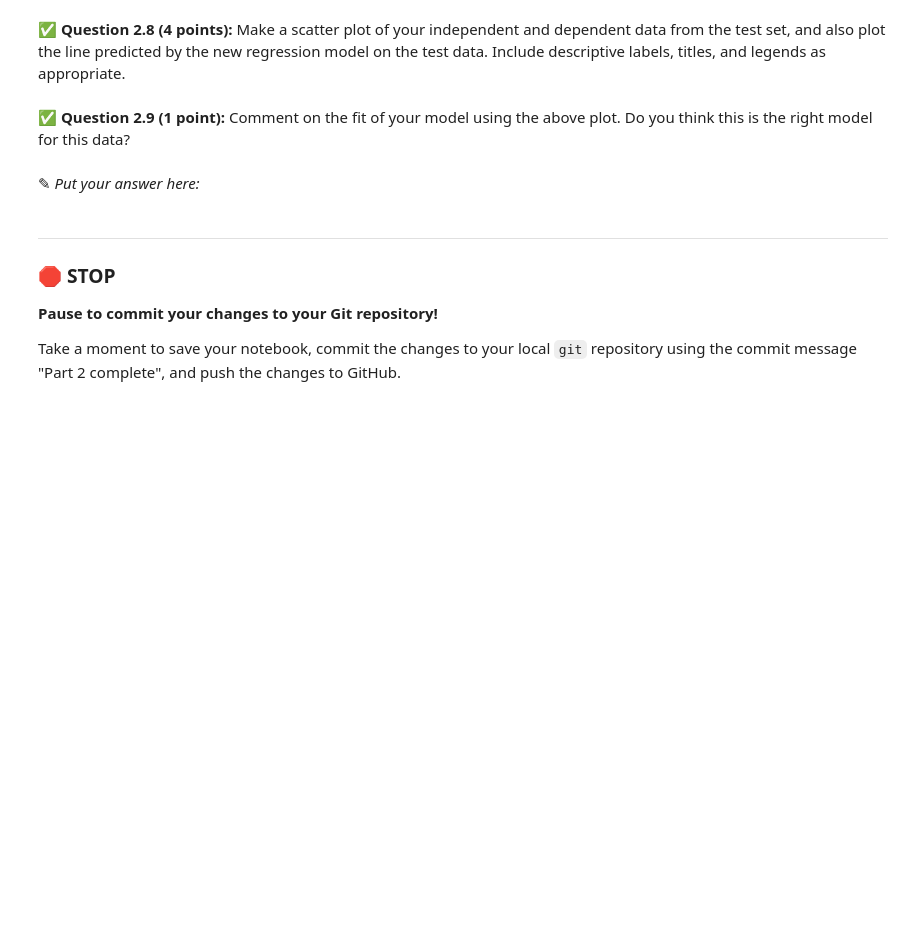
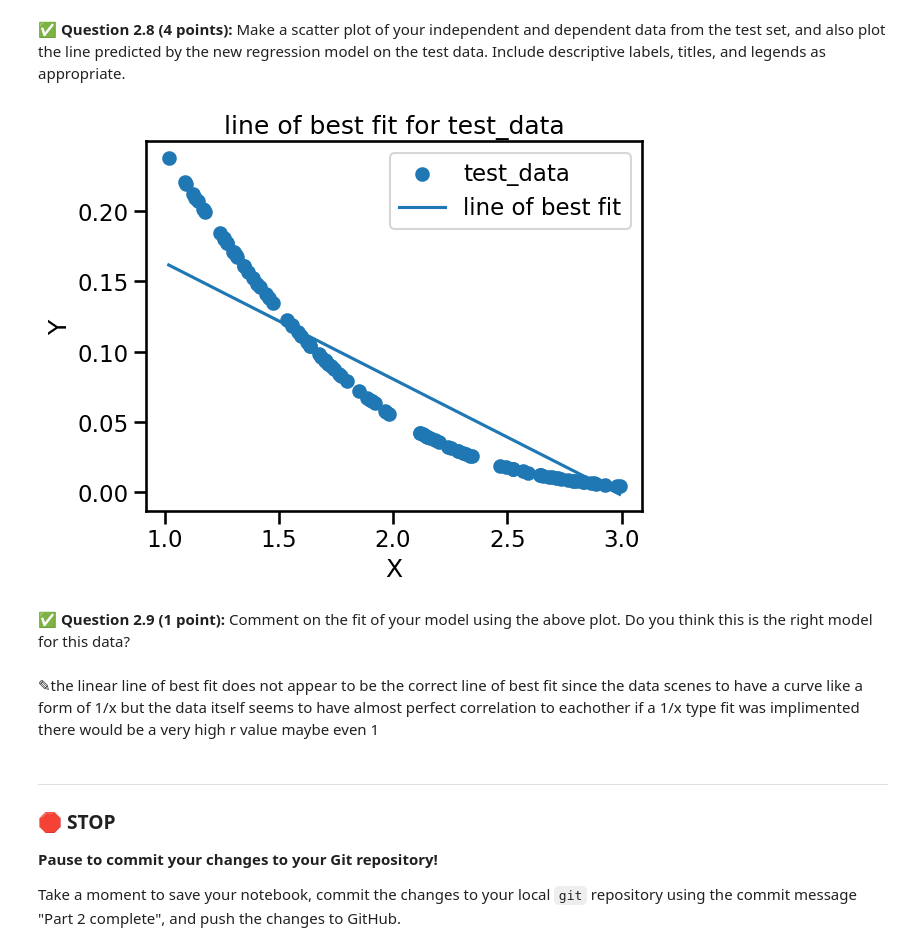
Before and after one commit to TonyH1287/cmse202-s26-turnin, a Jupyter notebook: HW-03/HW-03_Regression-S26-STUDENT.ipynb, the cells around one changed output. Drawn from its saved outputs; the diff is of its cells as text; code cells hidden in the pictures; blank space fills up the shorter version.

```diff
--- a/HW-03/HW-03_Regression-S26-STUDENT.ipynb
+++ b/HW-03/HW-03_Regression-S26-STUDENT.ipynb
@@ -135,0 +181,7 @@ In this part, we'll perform some one-variable linear regression analysis on the
+# %%
+# Put your code here
+test_data = pd.read_csv("Test_1.csv")
+X_test = test_data["X"]
+Y_test = test_data["Y"]
+X_test = sm.add_constant(X_test)
+test_data
@@ -140,7 +204,19 @@ In this part, we'll perform some one-variable linear regression analysis on the
+# %%
+# Put your answer here
+predicted_test_y = results.predict(X_test)
+plt.scatter(test_data["X"], test_data["Y"], label="test_data")
+plt.plot(test_data["X"], predicted_test_y, label="line of best fit")
+plt.xlabel("X")
+plt.ylabel("Y")
+plt.title("line of best fit for test_data")
+plt.legend()
+plt.show()
+# %% [output]
+[figure, added]
 # %% [markdown]
 &#9989; **Question 2.9 (1 point):** Comment on the fit of your model using the above plot. Do you think this is the right model for this data?
-# %% [markdown]
-<font size=+3>&#9998;</font> _Put your answer here:_
+# %% [markdown]
+<font size=+3>&#9998;</font>the linear line of best fit does not appear to be the correct line of best fit since the data scenes to have a curve like a form of 1/x but the data itself seems to have almost perfect correlation to eachother if a 1/x type fit was implimented there would be a very high r value maybe even 1
 # %% [markdown]
 ---
 ### &#128721; STOP
```
Also changed, not shown: parts of 24 cells of this notebook, 1 other file.
